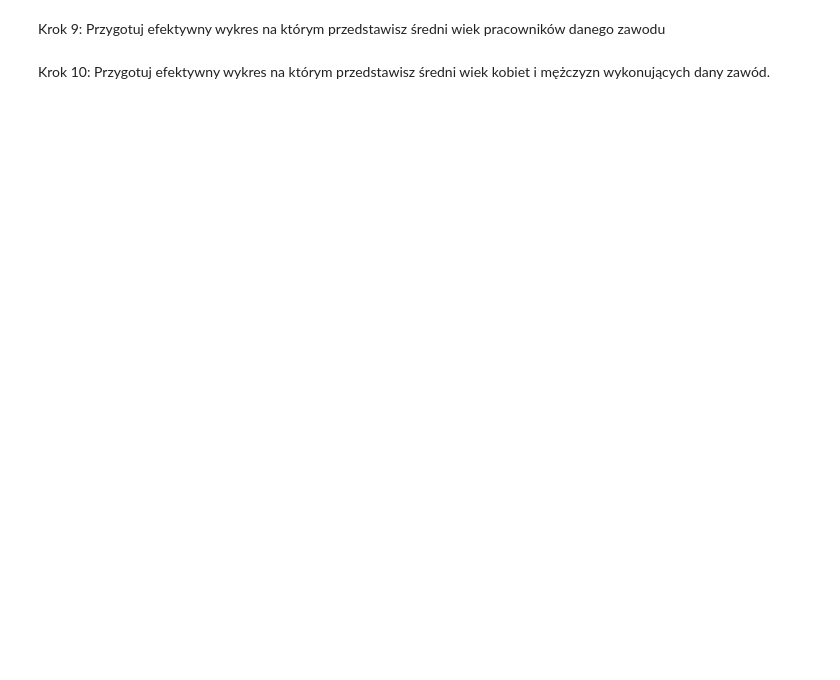
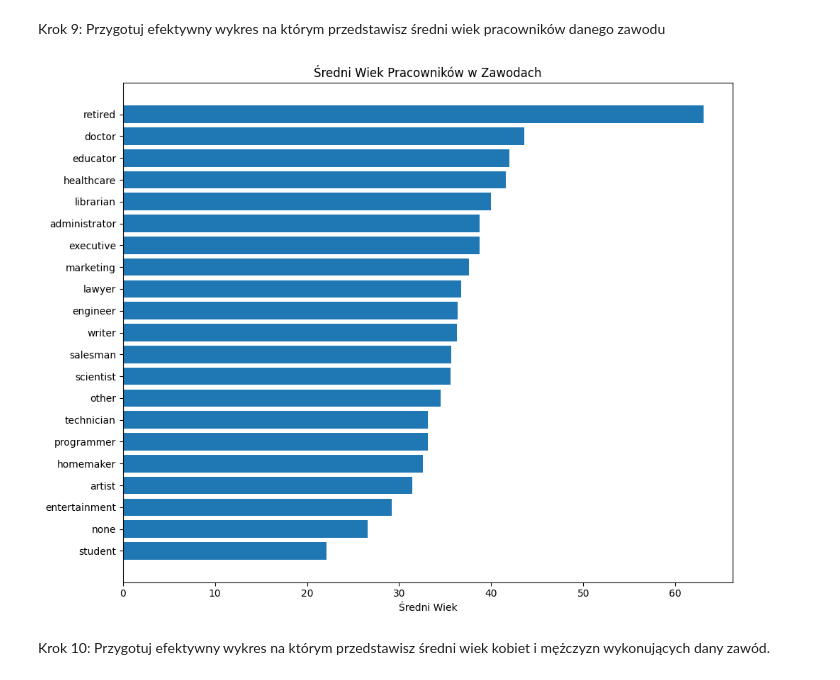
Before and after one commit to sit3kk/Effective_python_solutions, a Jupyter notebook: lab12.ipynb, the cells around one changed output. Saved outputs shown, nothing was run; the diff lists cells and outputs as text; code cells hidden in the pictures; blank space fills up the shorter version.

```diff
--- a/lab12.ipynb
+++ b/lab12.ipynb
@@ -89,4 +308,19 @@ Wykorzystaj https://matplotlib.org/gallery/api/barchart.html#sphx-glr-gallery-ap
 # %% [markdown]
 Krok 9: Przygotuj efektywny wykres na którym przedstawisz średni wiek pracowników danego zawodu
+# %%
+average_age_per_occupation = df.groupby('occupation')['age'].mean().sort_values()
+
+plt.figure(figsize=(10, 8))
+plt.barh(average_age_per_occupation.index, average_age_per_occupation.values)
+
+
+plt.xlabel('Średni Wiek')
+plt.title('Średni Wiek Pracowników w Zawodach')
+
+
+plt.tight_layout()
+plt.show()
+# %% [output]
+[figure, added]
 # %% [markdown]
 Krok 10: Przygotuj efektywny wykres na którym przedstawisz średni wiek kobiet i mężczyzn wykonujących dany zawód.
```
Also changed, not shown: parts of 16 cells of this notebook, 2 other files.
